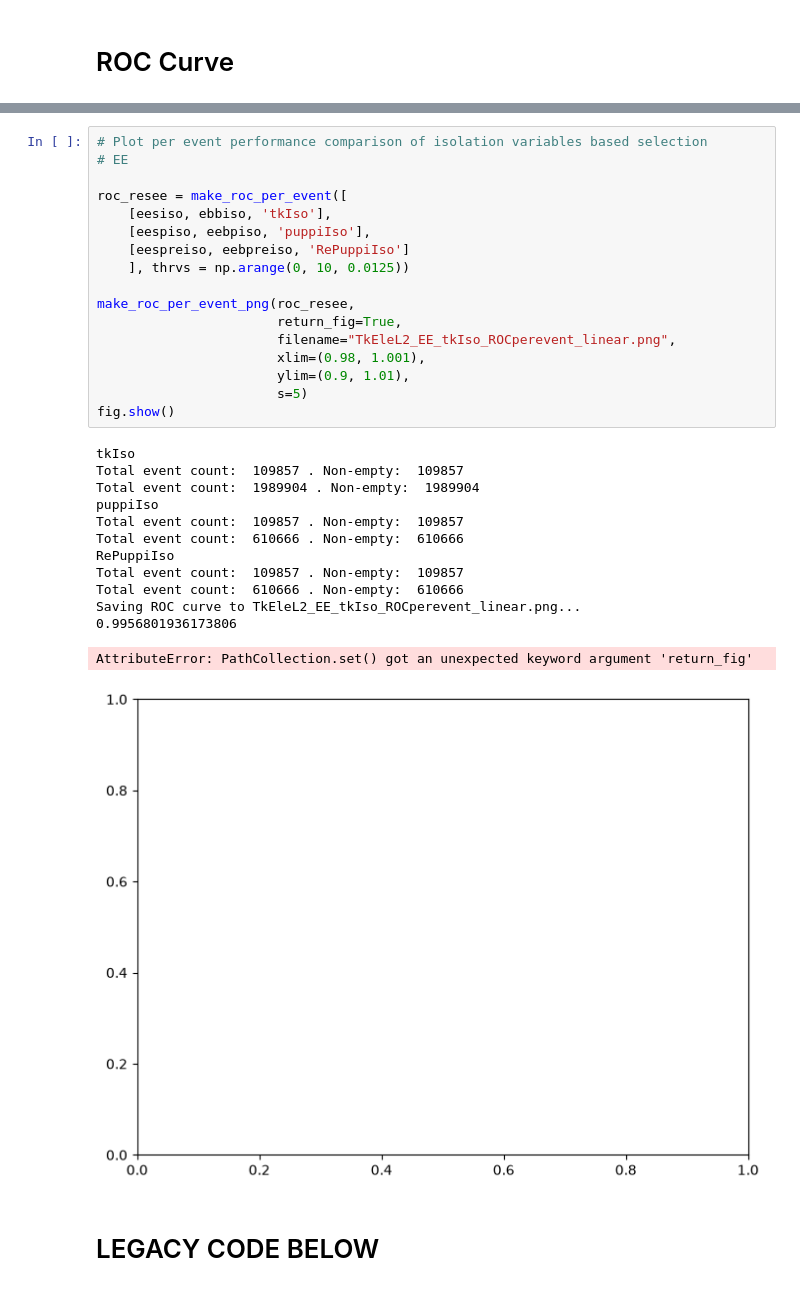
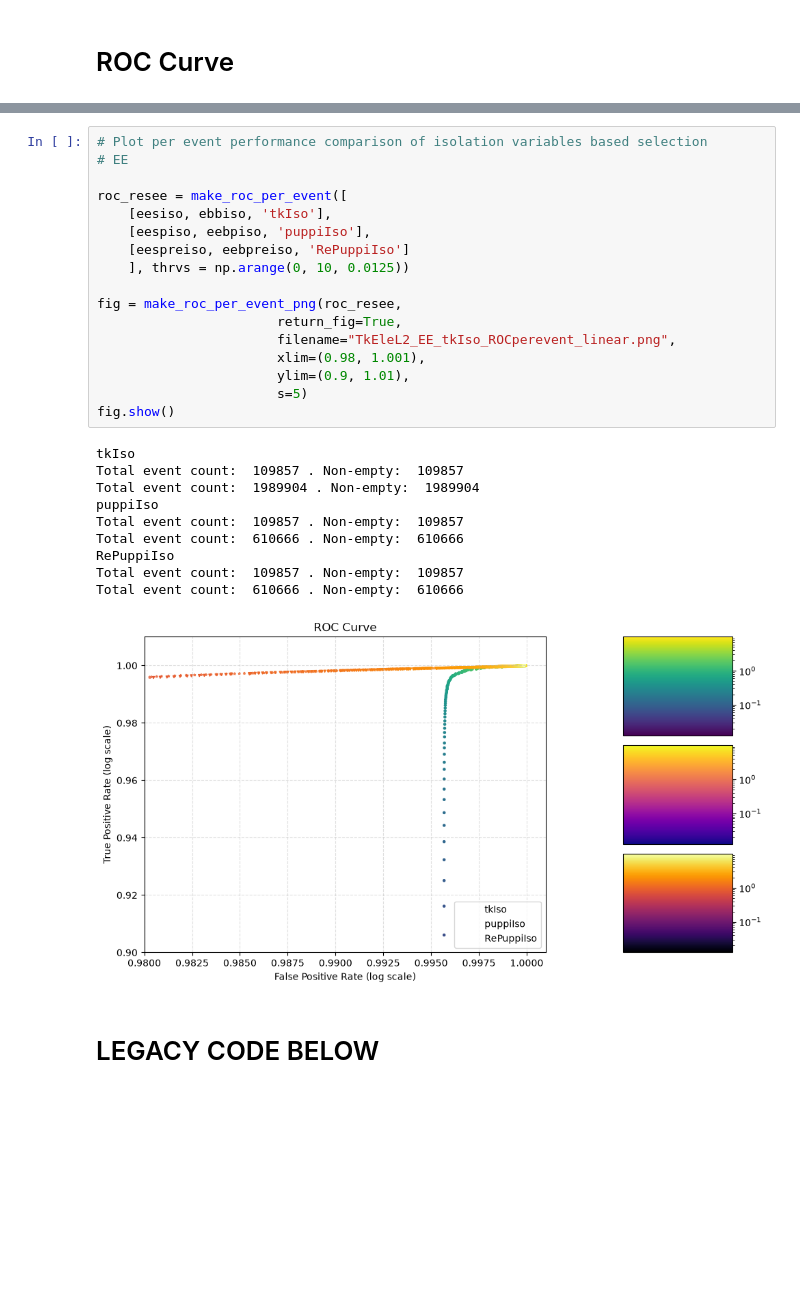
Before and after one commit to arsahasransu/asahasra-flat-table-analyser, a Jupyter notebook: roc_and_rate/make_roc_and_rate.ipynb, the cells around one changed output, grey strips where cells are left out. Drawn from its saved outputs; the diff is of its cells as text; blank space fills up the shorter version.

```diff
--- a/roc_and_rate/make_roc_and_rate.ipynb
+++ b/roc_and_rate/make_roc_and_rate.ipynb
@@ -91,34 +109,31 @@ AttributeError: PathCollection.set() got an unexpected keyword argument 'return_
 # %%
 # Plot per event performance comparison of isolation variables based selection
 # EE
 
 roc_resee = make_roc_per_event([
     [eesiso, ebbiso, 'tkIso'],
     [eespiso, eebpiso, 'puppiIso'],
     [eespreiso, eebpreiso, 'RePuppiIso']
     ], thrvs = np.arange(0, 10, 0.0125))
 
-make_roc_per_event_png(roc_resee,
+fig = make_roc_per_event_png(roc_resee,
                        return_fig=True,
                        filename="TkEleL2_EE_tkIso_ROCperevent_linear.png",
                        xlim=(0.98, 1.001),
                        ylim=(0.9, 1.01),
                        s=5)
 fig.show()
 # %% [output]
 tkIso
 Total event count:  109857 . Non-empty:  109857
 Total event count:  1989904 . Non-empty:  1989904
 puppiIso
 Total event count:  109857 . Non-empty:  109857
 Total event count:  610666 . Non-empty:  610666
 RePuppiIso
 Total event count:  109857 . Non-empty:  109857
 Total event count:  610666 . Non-empty:  610666
-Saving ROC curve to TkEleL2_EE_tkIso_ROCperevent_linear.png...
-0.9956801936173806
-AttributeError: PathCollection.set() got an unexpected keyword argument 'return_fig'
-[figure, old version]
+[figure, new version]
 # %% [markdown]
 # LEGACY CODE BELOW
 # %% [markdown]
```
Also changed, not shown: parts of 4 cells of this notebook, 2 other files.
